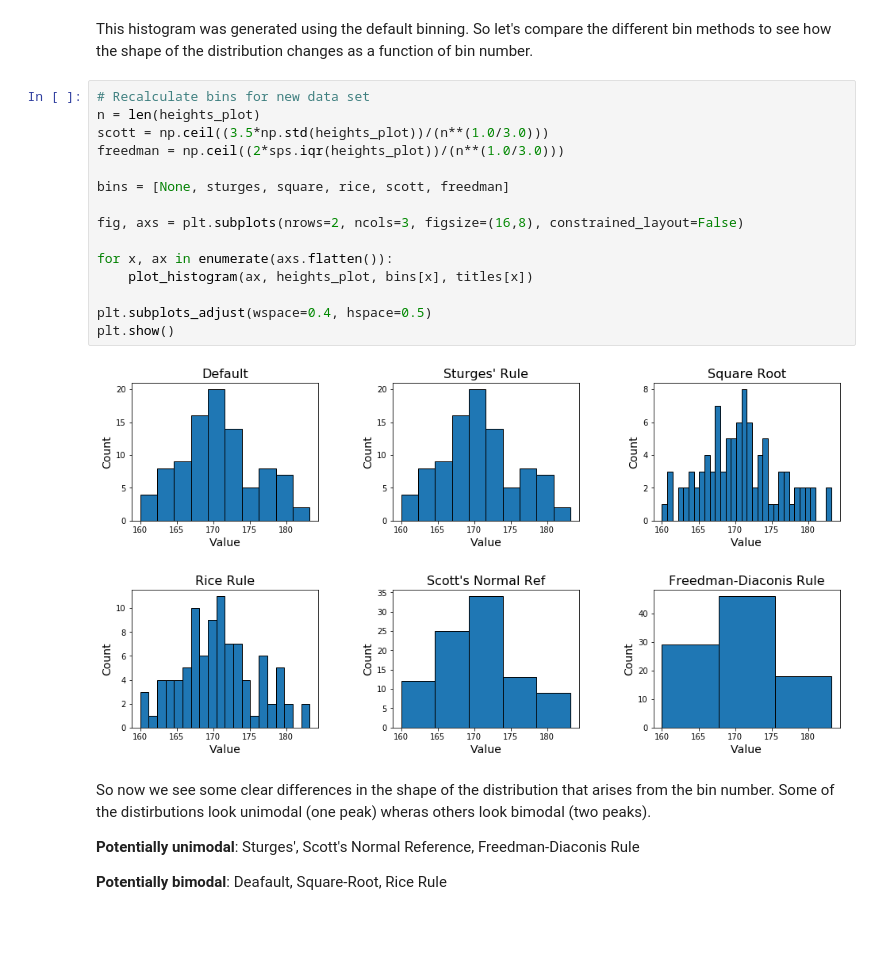
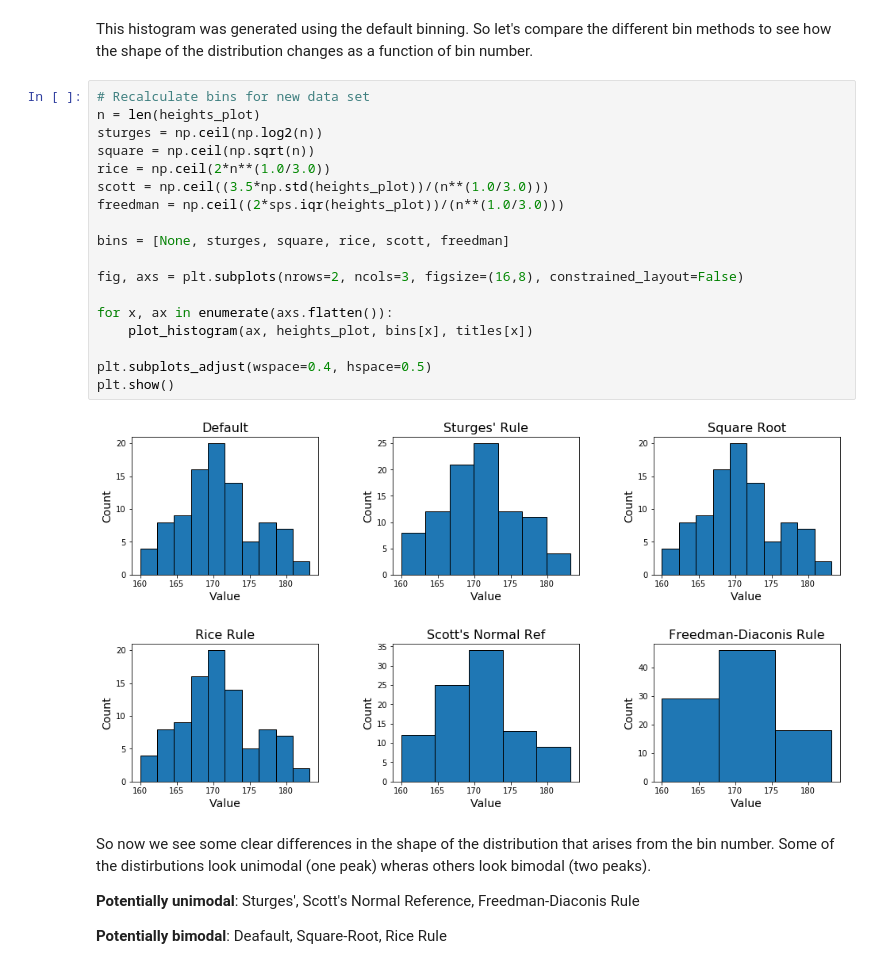
Before and after one commit to mas16/Lectures, a Jupyter notebook: histogram_fitting.ipynb, the cells around one changed output. Saved outputs shown, nothing was run; the diff lists cells and outputs as text; blank space fills up the shorter version.

```diff
--- a/histogram_fitting.ipynb
+++ b/histogram_fitting.ipynb
@@ -248,20 +248,23 @@ This histogram was generated using the default binning. So let's compare the dif
 # %%
 # Recalculate bins for new data set
 n = len(heights_plot)
+sturges = np.ceil(np.log2(n))
+square = np.ceil(np.sqrt(n))
+rice = np.ceil(2*n**(1.0/3.0))
 scott = np.ceil((3.5*np.std(heights_plot))/(n**(1.0/3.0)))
 freedman = np.ceil((2*sps.iqr(heights_plot))/(n**(1.0/3.0)))
 
 bins = [None, sturges, square, rice, scott, freedman]
 
 fig, axs = plt.subplots(nrows=2, ncols=3, figsize=(16,8), constrained_layout=False)
 
 for x, ax in enumerate(axs.flatten()):
     plot_histogram(ax, heights_plot, bins[x], titles[x])
 
 plt.subplots_adjust(wspace=0.4, hspace=0.5)
 plt.show()
 # %% [output]
-[figure, old version]
+[figure, new version]
 # %% [markdown]
 So now we see some clear differences in the shape of the distribution that arises from the bin number. Some of the distirbutions look unimodal (one peak) wheras others look bimodal (two peaks).
 
```
